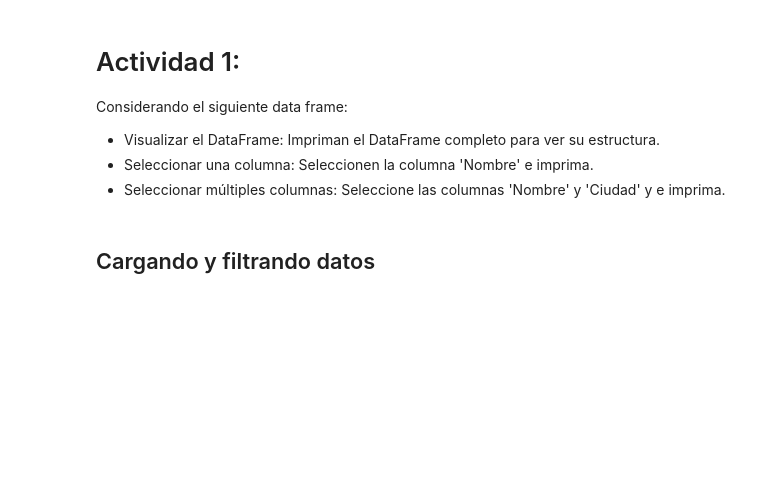
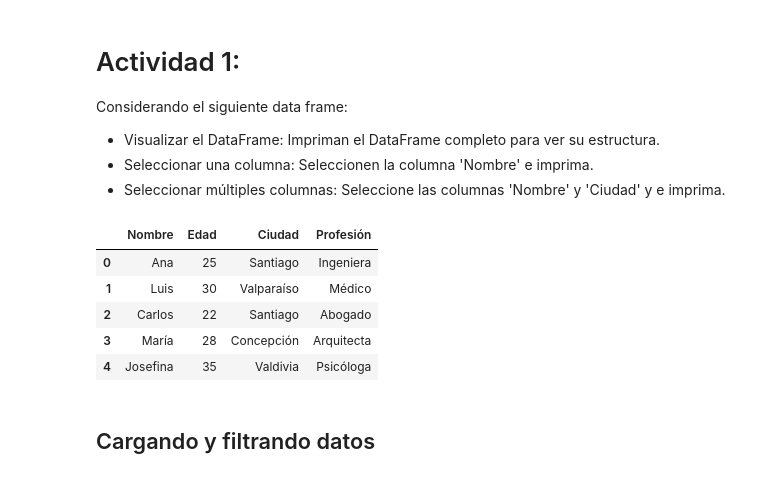
Before and after one commit to daniopitz/visualizaci-n, a Jupyter notebook: clases_practicas/clase01.ipynb, the cells around one changed output. Drawn from its saved outputs; the diff is of its cells as text; code cells hidden in the pictures; blank space fills up the shorter version.

```diff
--- a/clases_practicas/clase01.ipynb
+++ b/clases_practicas/clase01.ipynb
@@ -170,6 +170,15 @@ data = {
 }
 # %%
 datos1=pd.DataFrame(data)
+# %%
+datos1.head()
+# %% [output]
+|  | Nombre | Edad | Ciudad | Profesión |
+| 0 | Ana | 25 | Santiago | Ingeniera |
+| 1 | Luis | 30 | Valparaíso | Médico |
+| 2 | Carlos | 22 | Santiago | Abogado |
+| 3 | María | 28 | Concepción | Arquitecta |
+| 4 | Josefina | 35 | Valdivia | Psicóloga |
 # %% [markdown]
 ## Cargando y filtrando datos
 # %% [markdown]
```
Also changed, not shown: parts of 3 cells of this notebook.
